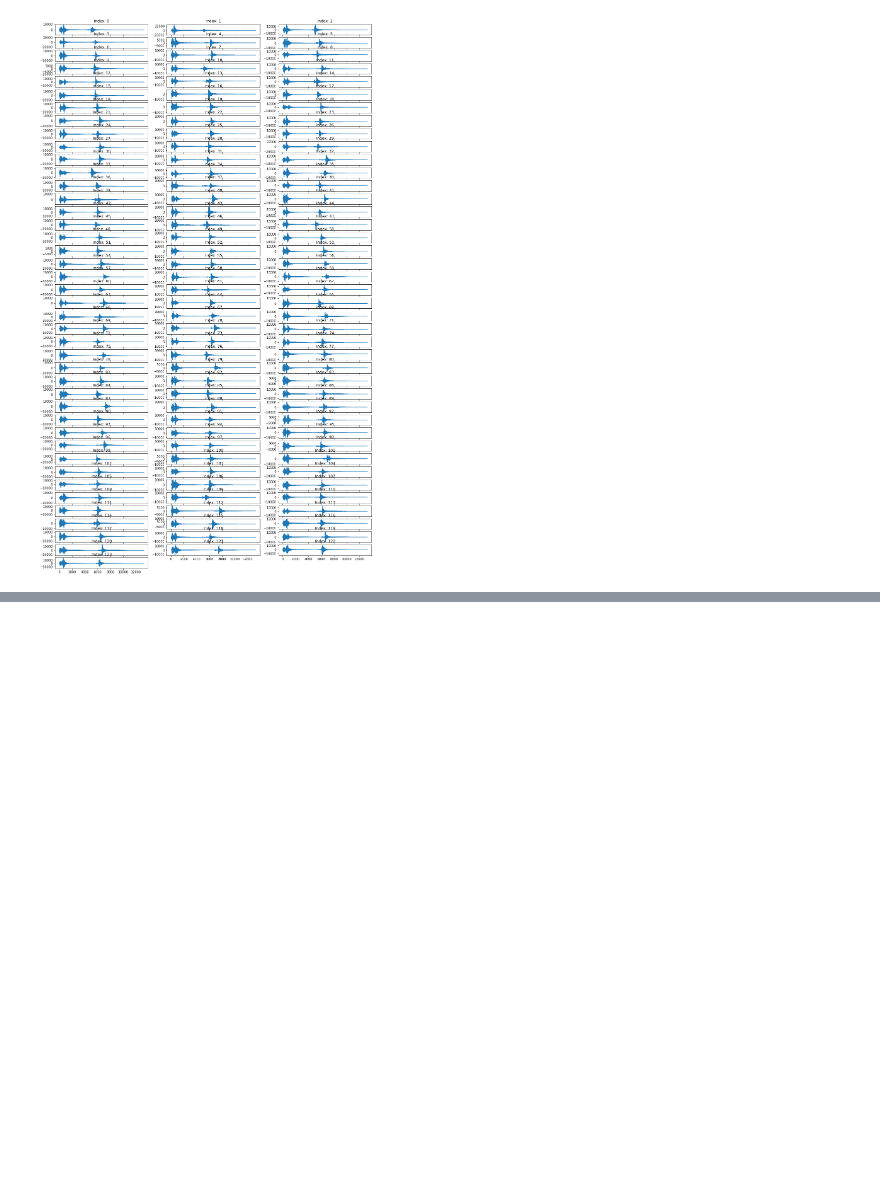
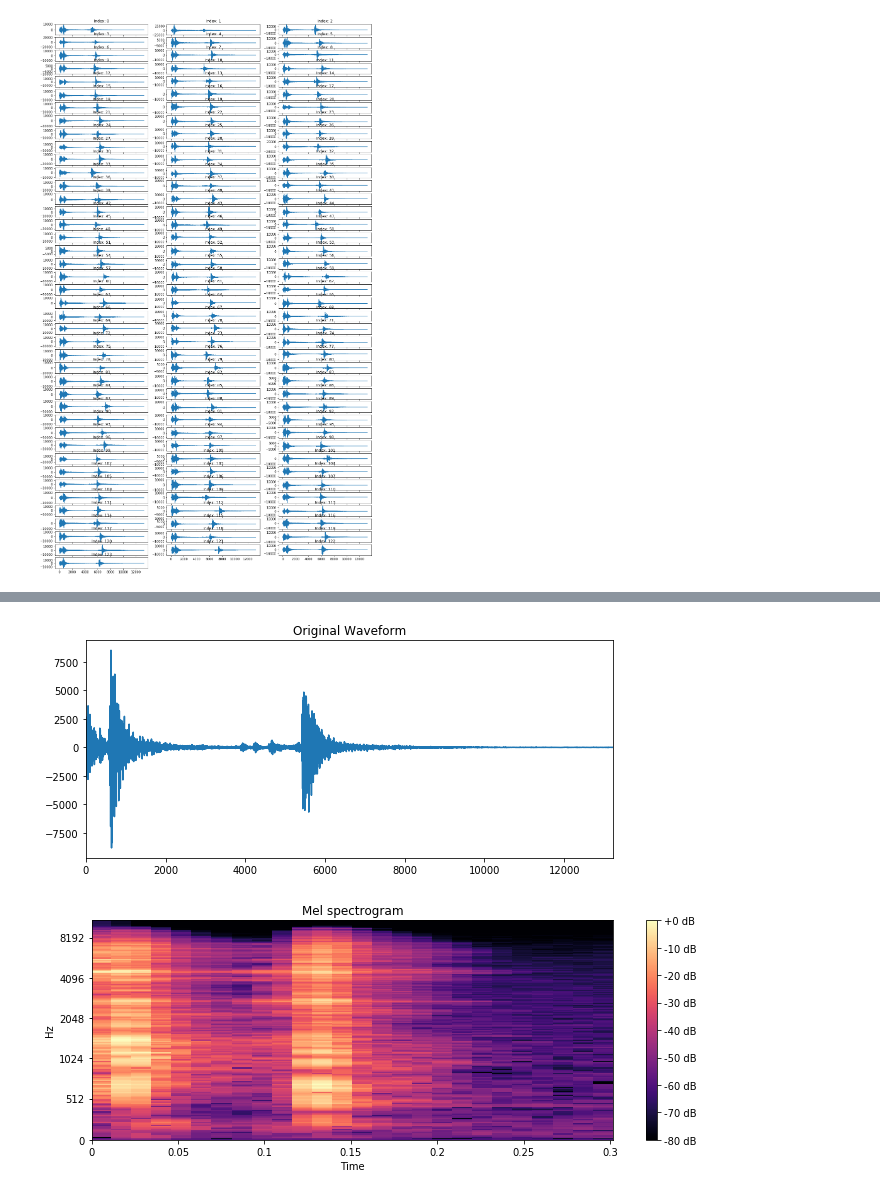
Before and after one commit to shoyo/acoustic-keylogger, a Jupyter notebook: src/keystroke_feature_extraction.ipynb, the cells around one changed output, grey strips where cells are left out. Cells and saved outputs as stored; diff of their text form; code cells hidden in the pictures; blank space fills up the shorter version.

```diff
--- a/src/keystroke_feature_extraction.ipynb
+++ b/src/keystroke_feature_extraction.ipynb
@@ -71,0 +21,4 @@ plt.show()
+# %%
+spacebars = data[labels_str == 'space']
+a_keys = data[labels_str == 'a']
+enters = data[labels_str == 'enter']
@@ -71,0 +50,5 @@ plt.show()
+# %%
+draw_spectrogram(enters[0])
+# %% [output]
+[figure, added]
+[figure, added]
```
Also changed, not shown: parts of 17 cells of this notebook, 1 other file.
